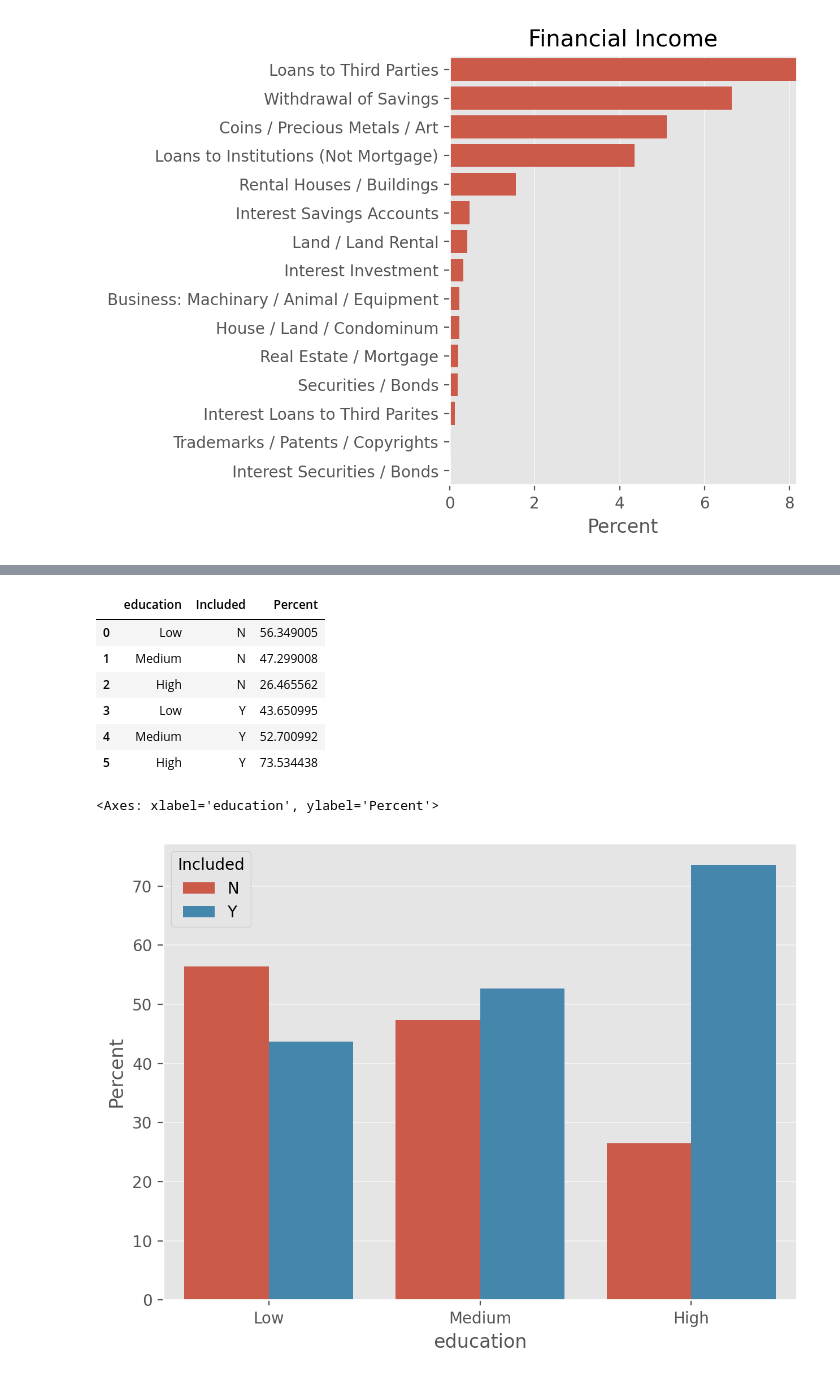
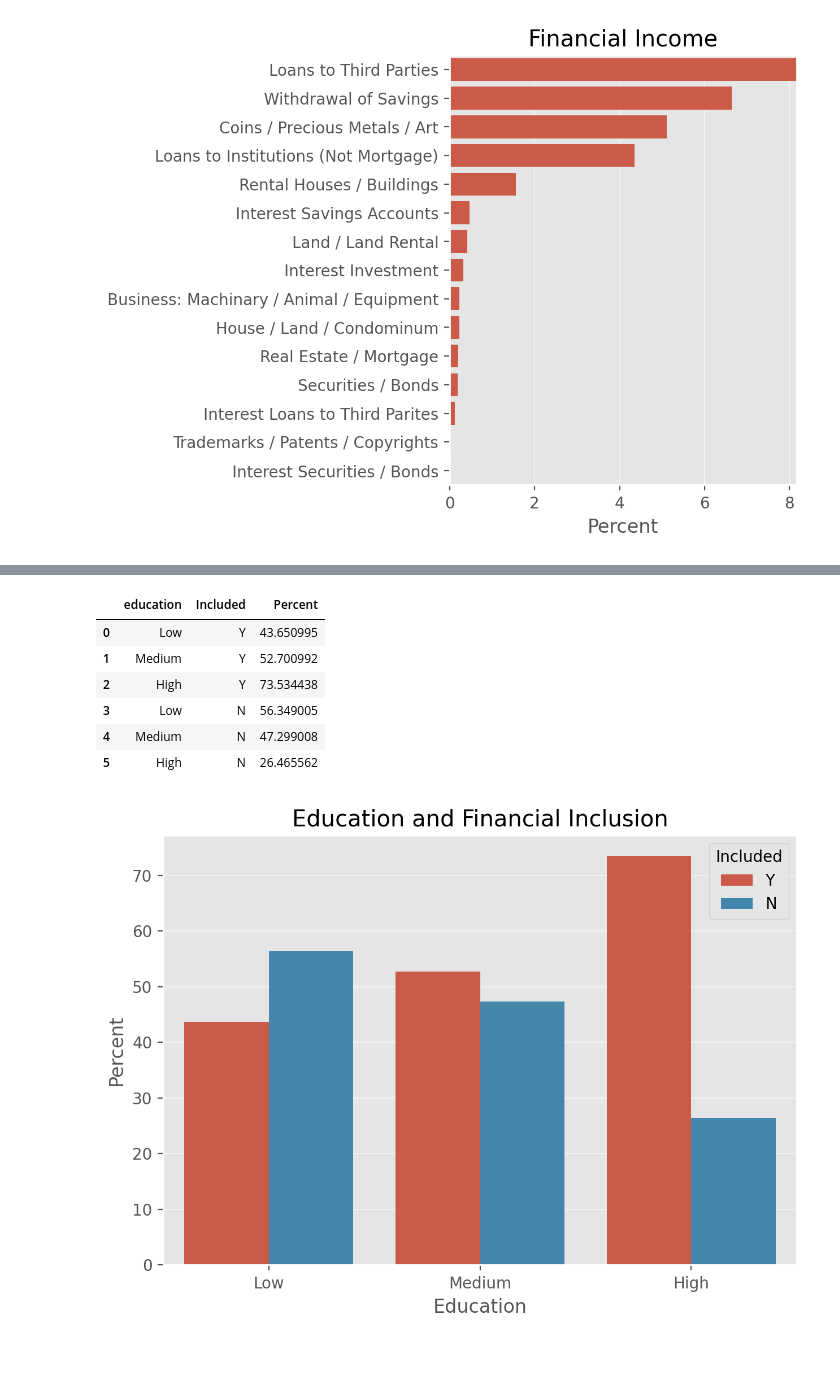
Before and after one commit to mjv2146/household-consumption, a Jupyter notebook: notebooks/03_financial_markets.ipynb, the cells around one changed output, grey strips where cells are left out. Cells and saved outputs as stored; diff of their text form; code cells hidden in the pictures.

```diff
--- a/notebooks/03_financial_markets.ipynb
+++ b/notebooks/03_financial_markets.ipynb
@@ -207,6 +246,7 @@ plt.xlabel('Percent');
 df['included'] = df['has_expense_any'] | df['has_income_any']
 # %%
 df['included'] = df['included'].replace({0:'N', 1:'Y'})
+df['included'] = pd.Categorical(df['included']).reorder_categories(['Y', 'N'])
 # %%
 included_by_decile = (100*pd.crosstab(df.decile, df.included, df.weight, aggfunc='sum', normalize='index')).reset_index()
 included_by_decile = included_by_decile.melt(id_vars='decile', var_name='Included', value_name='Percent')
@@ -242,17 +284,18 @@ included_by_education = included_by_education.melt(id_vars='education', var_name
 included_by_education
 # %% [output]
 |  | education | Included | Percent |
-| 0 | Low | N | 56.349005 |
-| 1 | Medium | N | 47.299008 |
-| 2 | High | N | 26.465562 |
-| 3 | Low | Y | 43.650995 |
-| 4 | Medium | Y | 52.700992 |
-| 5 | High | Y | 73.534438 |
+| 0 | Low | Y | 43.650995 |
+| 1 | Medium | Y | 52.700992 |
+| 2 | High | Y | 73.534438 |
+| 3 | Low | N | 56.349005 |
+| 4 | Medium | N | 47.299008 |
+| 5 | High | N | 26.465562 |
 # %%
 sns.barplot(included_by_education, x='education', y='Percent', hue='Included')
+plt.xlabel('Education')
+plt.title('Education and Financial Inclusion');
 # %% [output]
-<Axes: xlabel='education', ylabel='Percent'>
-[figure, old version]
+[figure, new version]
 # %%
 included_by_location_size = (100*pd.crosstab(df.location_size, df.included, df.weight, aggfunc='sum', normalize='index')).reset_index()
 included_by_location_size = included_by_location_size.melt(id_vars='location_size', var_name='Included', value_name='Percent')
```
Also changed, not shown: parts of 36 cells of this notebook, 2 other files.
